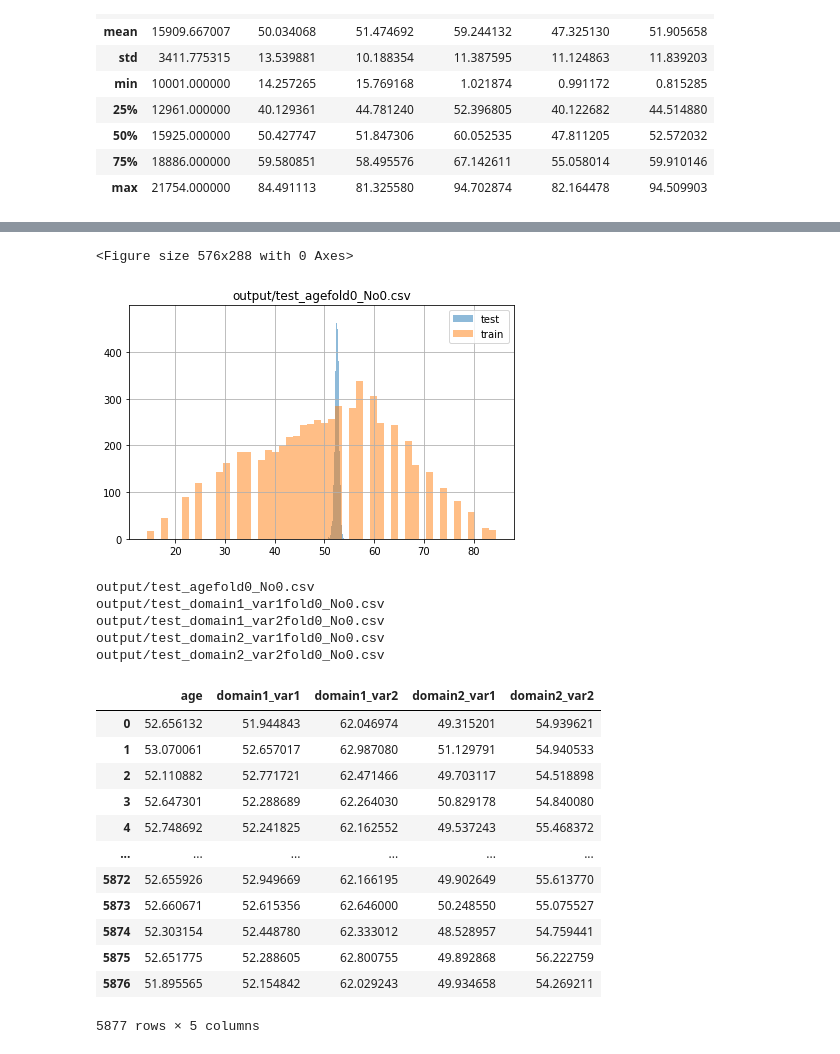
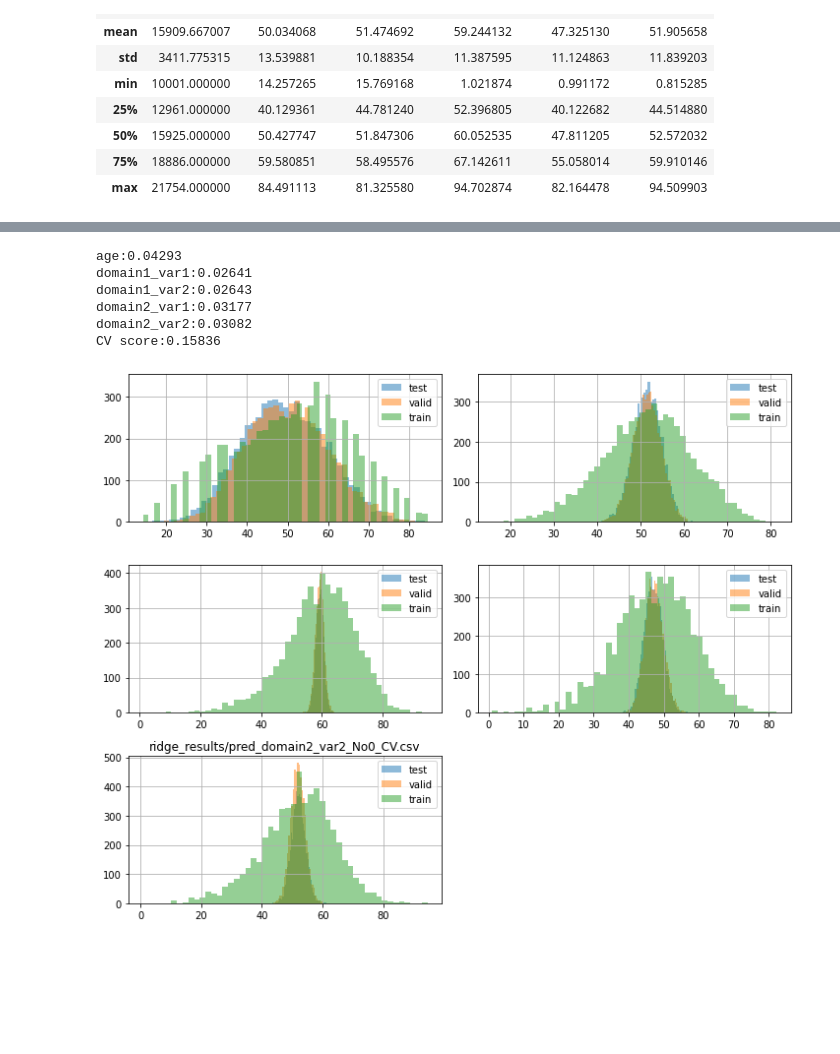
Before and after one commit to ibkuroyagi/trends-images, a Jupyter notebook: working/test_check.ipynb, the cells around one changed output, grey strips where cells are left out. Saved outputs shown, nothing was run; the diff lists cells and outputs as text; code cells hidden in the pictures; blank space fills up the shorter version.

Commit message:
ridge search

```diff
--- a/working/test_check.ipynb
+++ b/working/test_check.ipynb
@@ -19,10 +19,14 @@ class config:
     test_num_workers = 4
     target = ["age", "domain1_var1", "domain1_var2", "domain2_var1", "domain2_var2"]
     weight = [0.3, 0.175, 0.175, 0.175, 0.175]
+def metric(y_true, y_pred):
+    return np.mean(np.sum(np.abs(y_true - y_pred), axis=0)/np.sum(y_true, axis=0))
 # %%
 target_id = 0
 fold = 0
 file_No = 0
-fname = f"output/test_{config.target[target_id]}fold{fold}_No{file_No}.csv"
+r_type = "ridge"
+#fname = f"output/test_{config.target[target_id]}fold{fold}_No{file_No}.csv"
+fname = f"ridge_results/pred_{config.target[target_id]}_No{file_No}_CV.csv"
 print(fname)
 # %% [output]
@@ -54,3 +44,16 @@ df.describe()
 | 50% | 15925.000000 | 50.427747 | 51.847306 | 60.052535 | 47.811205 | 52.572032 |
 | 75% | 18886.000000 | 59.580851 | 58.495576 | 67.142611 | 55.058014 | 59.910146 |
 | max | 21754.000000 | 84.491113 | 81.325580 | 94.702874 | 82.164478 | 94.509903 |
+# %%
+fold = 0
+file_No = 0
+test_df = pd.DataFrame(np.zeros((5877, 5)), columns=config.target)
+val_df = pd.DataFrame(np.zeros((5877, 5)), columns=config.target)
+for target_id in range(5):
+    # fname = f"output/test_{config.target[target_id]}fold{fold}_No{file_No}.csv"
+    fname = f"ridge_results/pred_{config.target[target_id]}_No{file_No}_CV.csv"
+    print(fname)
+    test_df[config.target[target_id]] = pd.read_csv(fname)[config.target[target_id]+"_pred"]
+    val_fname = f"ridge_results/val_{config.target[target_id]}_No{file_No}_CV.csv"
+    val_df[config.target[target_id]] = pd.read_csv(val_fname)[config.target[target_id]+"_pred"]
+test_df.describe()
@@ -57,42 +87,33 @@ df.describe()
+# %%
+all_score = 0.0
+for i in range(5):
+    not_null = df[config.target[i]].notnull().values
+    y_true = df[config.target[i]][not_null].values
+    y_pred = val_df[config.target[i]][not_null].values
+    score = metric(y_true, y_pred) * config.weight[i]
+    all_score += score
+    print(f"{config.target[i]}:{score:.5f}")
+print(f"CV score:{all_score:.5f}")
+# %% [output]
+age:0.04293
+domain1_var1:0.02641
+domain1_var2:0.02643
+domain2_var1:0.03177
+domain2_var2:0.03082
+CV score:0.15836
 # %%
-plt.figure(figsize=(8, 4))
-test_one.hist(bins=50, alpha=0.5, label="test")
-df[config.target[target_id]].hist(bins=50, alpha=0.5, label="train")
+plt.figure(figsize=(10, 8))
+for i in range(5):
+    plt.subplot(3, 2, i+1)
+    test_df[config.target[i]].hist(bins=50, alpha=0.5, label="test")
+    val_df[config.target[i]].hist(bins=50, alpha=0.5, label="valid")
+    df[config.target[i]].hist(bins=50, alpha=0.5, label="train")
+    plt.legend()
 plt.title(fname)
-plt.legend()
 plt.tight_layout()
-plt.savefig(f'pictures/{config.target[target_id]}.png')
+plt.savefig(f'pictures/{r_type}_No{file_No}.png')
 # %% [output]
-<Figure size 576x288 with 0 Axes>
-[figure, old version]
+[figure, new version]
-# %%
-fold = 0
-file_No = 0
-test_df = pd.DataFrame(np.zeros((5877, 5)), columns=config.target)
-for target_id in range(5):
-    fname = f"output/test_{config.target[target_id]}fold{fold}_No{file_No}.csv"
-    print(fname)
-    test_df[config.target[target_id]] = pd.read_csv(fname)[config.target[target_id]]
-test_df
-# %% [output]
-output/test_agefold0_No0.csv
-output/test_domain1_var1fold0_No0.csv
-output/test_domain1_var2fold0_No0.csv
-output/test_domain2_var1fold0_No0.csv
-output/test_domain2_var2fold0_No0.csv
-|  | age | domain1_var1 | domain1_var2 | domain2_var1 | domain2_var2 |
-| 0 | 52.656132 | 51.944843 | 62.046974 | 49.315201 | 54.939621 |
-| 1 | 53.070061 | 52.657017 | 62.987080 | 51.129791 | 54.940533 |
-| 2 | 52.110882 | 52.771721 | 62.471466 | 49.703117 | 54.518898 |
-| 3 | 52.647301 | 52.288689 | 62.264030 | 50.829178 | 54.840080 |
-| 4 | 52.748692 | 52.241825 | 62.162552 | 49.537243 | 55.468372 |
-| ... | ... | ... | ... | ... | ... |
-| 5872 | 52.655926 | 52.949669 | 62.166195 | 49.902649 | 55.613770 |
-| 5873 | 52.660671 | 52.615356 | 62.646000 | 50.248550 | 55.075527 |
-| 5874 | 52.303154 | 52.448780 | 62.333012 | 48.528957 | 54.759441 |
-| 5875 | 52.651775 | 52.288605 | 62.800755 | 49.892868 | 56.222759 |
-| 5876 | 51.895565 | 52.154842 | 62.029243 | 49.934658 | 54.269211 |
-5877 rows × 5 columns
 # %%
 list1 = os.listdir(config.root_test_path)
 list2 = sorted(list1)
```
Also changed, not shown: parts of 8 cells of this notebook, 49 other files.
